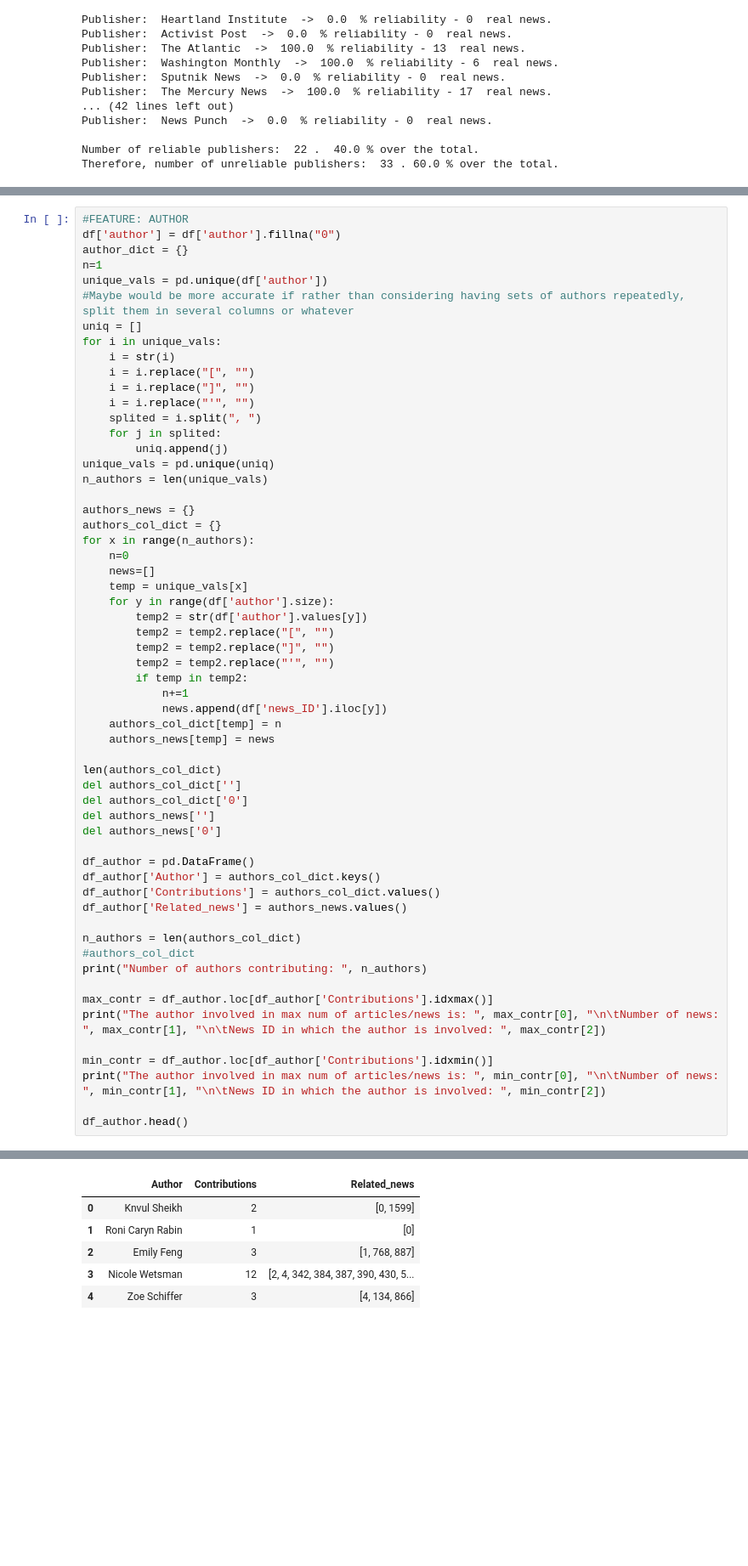
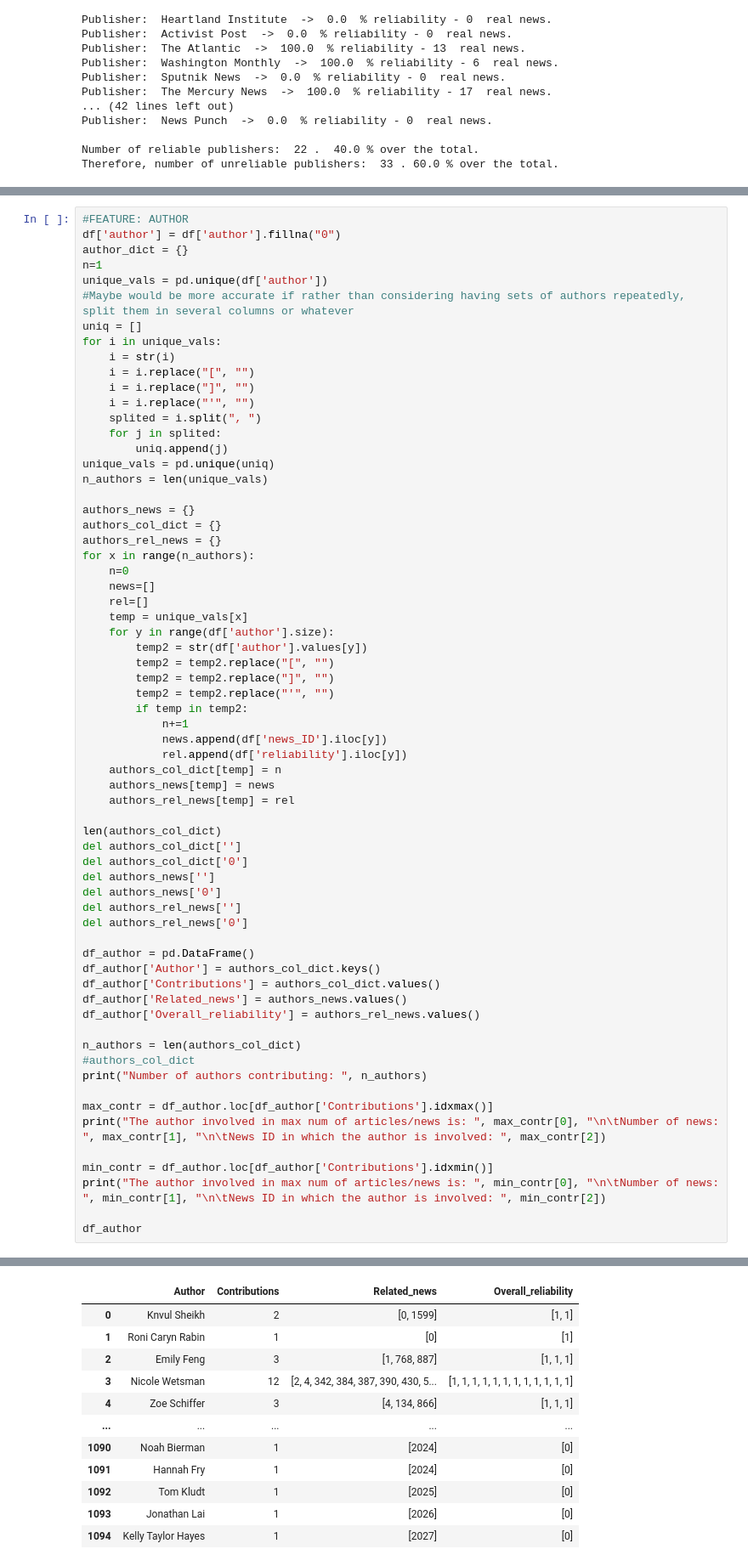
Before and after one commit to aidagomezbueno/smm-final_project, a Jupyter notebook: dataset-description.ipynb, the cells around one changed output, grey strips where cells are left out. Shown at 85% size. Cells and saved outputs as stored; diff of their text form; blank space fills up the shorter version.

```diff
--- a/dataset-description.ipynb
+++ b/dataset-description.ipynb
@@ -204,9 +204,11 @@ n_authors = len(unique_vals)
 
 authors_news = {}
 authors_col_dict = {}
+authors_rel_news = {}
 for x in range(n_authors):
     n=0
     news=[]
+    rel=[]
     temp = unique_vals[x]
     for y in range(df['author'].size):
         temp2 = str(df['author'].values[y])
@@ -216,42 +218,53 @@ for x in range(n_authors):
         if temp in temp2:
             n+=1
             news.append(df['news_ID'].iloc[y])
+            rel.append(df['reliability'].iloc[y])
     authors_col_dict[temp] = n
     authors_news[temp] = news
+    authors_rel_news[temp] = rel
 
 len(authors_col_dict)
 del authors_col_dict['']
 del authors_col_dict['0']
 del authors_news['']
 del authors_news['0']
+del authors_rel_news['']
+del authors_rel_news['0']
 
 df_author = pd.DataFrame()
 df_author['Author'] = authors_col_dict.keys()
 df_author['Contributions'] = authors_col_dict.values()
 df_author['Related_news'] = authors_news.values()
+df_author['Overall_reliability'] = authors_rel_news.values()
 
 n_authors = len(authors_col_dict)
 #authors_col_dict
 print("Number of authors contributing: ", n_authors)
 
 max_contr = df_author.loc[df_author['Contributions'].idxmax()]
 print("The author involved in max num of articles/news is: ", max_contr[0], "\n\tNumber of news: ", max_contr[1], "\n\tNews ID in which the author is involved: ", max_contr[2])
 
 min_contr = df_author.loc[df_author['Contributions'].idxmin()]
 print("The author involved in max num of articles/news is: ", min_contr[0], "\n\tNumber of news: ", min_contr[1], "\n\tNews ID in which the author is involved: ", min_contr[2])
 
-df_author.head()
+df_author
 # %% [output]
 Number of authors contributing:  1095
 The author involved in max num of articles/news is:  Dan
         Number of news:  48
         News ID in which the author is involved:  [80, 81, 111, 114, 115, 140, 154, 158, 161, 188, 217, 288, 345, 348, 545, 627, 637, 688, 740, 845, 903, 913, 928, 1027, 1104, 1116, 1133, 1135, 1253,  ...
 The author involved in max num of articles/news is:  Roni Caryn Rabin
         Number of news:  1
         News ID in which the author is involved:  [0]
-|  | Author | Contributions | Related_news |
-| 0 | Knvul Sheikh | 2 | [0, 1599] |
-| 1 | Roni Caryn Rabin | 1 | [0] |
-| 2 | Emily Feng | 3 | [1, 768, 887] |
-| 3 | Nicole Wetsman | 12 | [2, 4, 342, 384, 387, 390, 430, 5... |
-| 4 | Zoe Schiffer | 3 | [4, 134, 866] |
+|  | Author | Contributions | Related_news | Overall_reliability |
+| 0 | Knvul Sheikh | 2 | [0, 1599] | [1, 1] |
+| 1 | Roni Caryn Rabin | 1 | [0] | [1] |
+| 2 | Emily Feng | 3 | [1, 768, 887] | [1, 1, 1] |
+| 3 | Nicole Wetsman | 12 | [2, 4, 342, 384, 387, 390, 430, 5... | [1, 1, 1, 1, 1, 1, 1, 1, 1, 1, 1, 1] |
+| 4 | Zoe Schiffer | 3 | [4, 134, 866] | [1, 1, 1] |
+| ... | ... | ... | ... | ... |
+| 1090 | Noah Bierman | 1 | [2024] | [0] |
+| 1091 | Hannah Fry | 1 | [2024] | [0] |
+| 1092 | Tom Kludt | 1 | [2025] | [0] |
+| 1093 | Jonathan Lai | 1 | [2026] | [0] |
+| 1094 | Kelly Taylor Hayes | 1 | [2027] | [0] |
```
Also changed, not shown: parts of 2 cells of this notebook, 1 other file.
